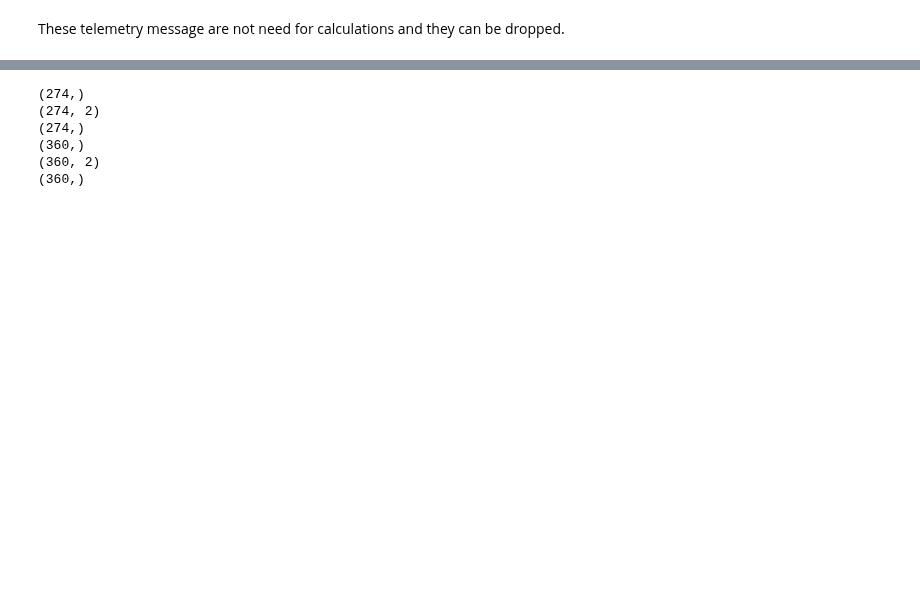
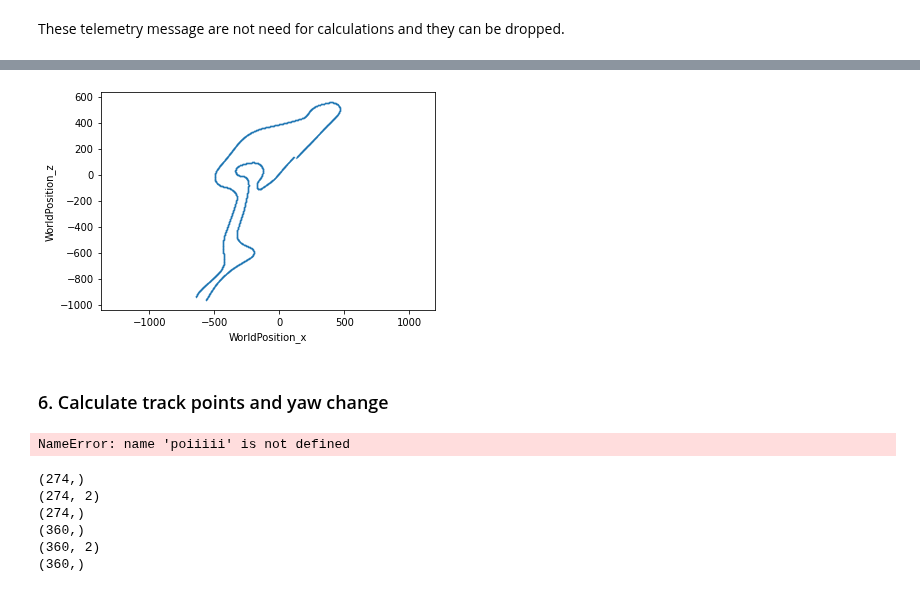
Before and after one commit to b4mad/racing, a Jupyter notebook: notebooks/track_sections_from_coordinates.ipynb, the cells around one changed output, grey strips where cells are left out. Drawn from its saved outputs; the diff is of its cells as text; code cells hidden in the pictures; blank space fills up the shorter version.

```diff
--- a/notebooks/track_sections_from_coordinates.ipynb
+++ b/notebooks/track_sections_from_coordinates.ipynb
@@ -296,8 +302,8 @@ for track_id in tracks.keys():
     laps = tracks[track_id]['laps']
     # Iterate over the laps
     for lap_idx in range(len(laps)):
-        distances = laps[lap_idx]['distances']
-        points = laps[lap_idx]['points']
+        distances = laps[lap_idx]['distances'].copy()
+        points = laps[lap_idx]['points'].copy()
         max_distance = distances[0]
         selected_idx = []
         for idx in range(distances.shape[0]):
@@ -450,30 +396,70 @@ for track_id in tracks.keys():
+# %%
+delta_distance = 0.001 * 1863.8057506844502
+threshold = 0.4 #[radian]
+nan_range = 60
+
+nan_range_index = nan_range / delta_distance
+for track_id in tracks.keys():
+    laps = tracks[track_id]['laps']
+    lenght = tracks[track_id]['length']
+    # Iterate over the laps
+    for lap_idx in range(len(laps)):
+        distances = laps[lap_idx]['distances'].copy()
+        points = laps[lap_idx]['points'].copy()
+
+        differences = np.diff(points, axis=0)
+        yaw_angles = np.arctan2(differences[:,0], differences[:,1])
+        mask = ~np.isnan(yaw_angles)
+        yaw_angles[mask] = np.unwrap(yaw_angles[mask])
+        yaw_changes = np.diff(yaw_angles)
+        for point_idx in range(points.shape[0]-2):
+            if abs(yaw_changes[point_idx]) > threshold:
+                start = int(max(0, point_idx-nan_range_index))
+                end = int(min(points.shape[0]-1, point_idx+nan_range_index))
+                points[start:end,:] = np.nan
+        tracks[track_id]['laps'][lap_idx]['points'] = points
+# %%
+distances = tracks['track_1']['laps'][0]['distances']
+points = tracks['track_1']['laps'][0]['points']
+
+plt.figure()
+x = points[:,0]
+y = points[:,1]
+plt.scatter(x, y, s=0.1)
+plt.gca().set_aspect('equal', 'datalim')
+plt.xlabel('WorldPosition_x')
+plt.ylabel('WorldPosition_z')
+plt.show()
+# %% [output]
+[figure, added]
+# %% [markdown]
+### 6. Calculate track points and yaw change
 # %%
-normalized_delta_distance = 0.01
 filter_range = 20
 # Iterate over the tracks
 for track_id in tracks.keys():
     laps = tracks[track_id]['laps']
-    denormalization_distance = tracks[track_id]['denormalization_distance']
-    delta_distance = denormalization_distance * normalized_delta_distance
-    resampled_distances = np.arange(0, track_distance, delta_distance)
-    poiiiii = []
-    ddddd = []
-    # Iterate over the laps
-    for distance_idx in range(resampled_distances.shape[0]):
+    lenght = tracks[track_id]['length']
+    resampled_distances = np.arange(0, lenght, delta_distance)
+
+    distances = []
+    points = []
+    yaw_changes = []
+    for dist in range(resampled_distances.shape[0]):
         total_dd = []
         total_xx = []
         total_yy = []
+        # Iterate over the laps
         for lap_idx in range(len(laps)):
-            dist = resampled_distances[distance_idx]
-            distances = np.arange(dist-filter_range, dist+filter_range, delta_distance)
+            f_distances = np.arange(dist-filter_range, dist+filter_range, delta_distance)
             dd = laps[lap_idx]['distances']
             xx = laps[lap_idx]['points'][:,0]
             yy = laps[lap_idx]['points'][:,1]
-            x = np.interp(distances, dd, xx, left=np.nan, right=np.nan)
-            y = np.interp(distances, dd, yy, left=np.nan, right=np.nan)
+            x = np.interp(f_distances, dd, xx, left=np.nan, right=np.nan)
+            y = np.interp(f_distances, dd, yy, left=np.nan, right=np.nan)
 
-        if distances[~np.isnan(x)].shape[0] > 0:
-            total_dd.append(distances[~np.isnan(x)])
+        if f_distances[~np.isnan(x)].shape[0] > 0:
+            total_dd.append(f_distances[~np.isnan(x)])
             total_xx.append(x[~np.isnan(x)])
             total_yy.append(y[~np.isnan(x)])
 
@@ -496,6 +482,8 @@ for track_id in tracks.keys():
     yaw_angles = np.arctan2(differences[:,0], differences[:,1])
     yaw_angles = np.unwrap(yaw_angles)
     tracks[track_id]['yaw_angles'] = yaw_angles
+# %% [output]
+NameError: name 'poiiiii' is not defined
 # %%
 distances = tracks['track_1']['distances']
 points = tracks['track_1']['points']
```
Also changed, not shown: parts of 23 cells of this notebook.
